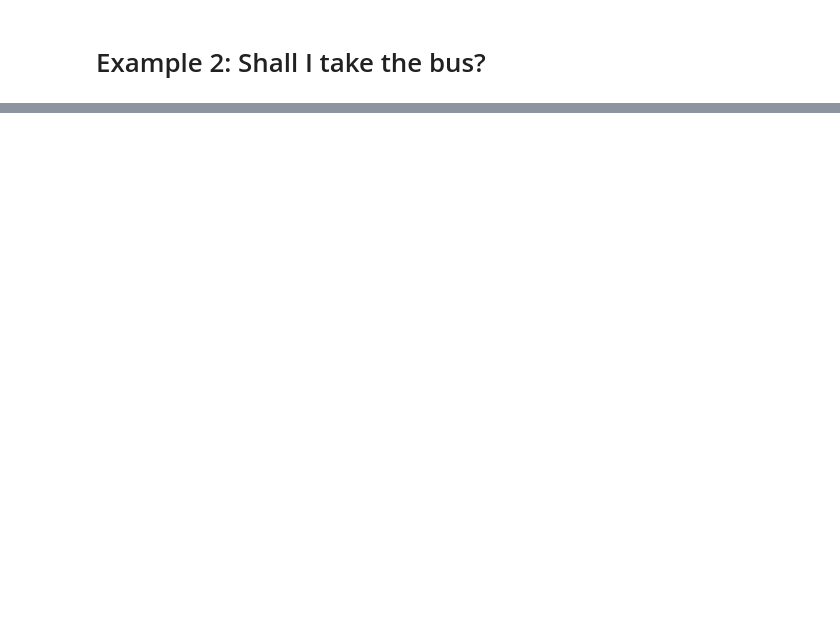
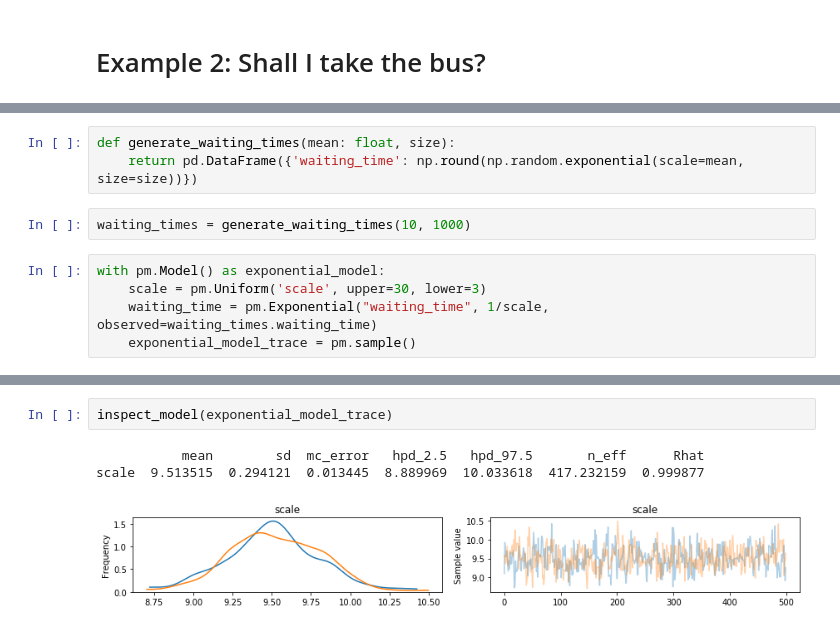
Before and after one commit to 8gradplus/baysian_decision_theory, a Jupyter notebook: simple_decision.ipynb, the cells around one changed output, grey strips where cells are left out. Drawn from its saved outputs; the diff is of its cells as text; blank space fills up the shorter version.

```diff
--- a/simple_decision.ipynb
+++ b/simple_decision.ipynb
@@ -138,0 +175,10 @@ ax[1].legend();
+# %%
+def generate_waiting_times(mean: float, size):
+    return pd.DataFrame({'waiting_time': np.round(np.random.exponential(scale=mean, size=size))})
+# %%
+waiting_times = generate_waiting_times(10, 1000)
+# %%
+with pm.Model() as exponential_model:
+    scale = pm.Uniform('scale', upper=30, lower=3)
+    waiting_time = pm.Exponential("waiting_time", 1/scale, observed=waiting_times.waiting_time)
+    exponential_model_trace = pm.sample()
@@ -138,0 +194,6 @@ ax[1].legend();
+# %%
+inspect_model(exponential_model_trace)
+# %% [output]
+           mean        sd  mc_error   hpd_2.5   hpd_97.5       n_eff      Rhat
+scale  9.513515  0.294121  0.013445  8.889969  10.033618  417.232159  0.999877
+[figure, added]
```
Also changed, not shown: parts of 12 cells of this notebook.
